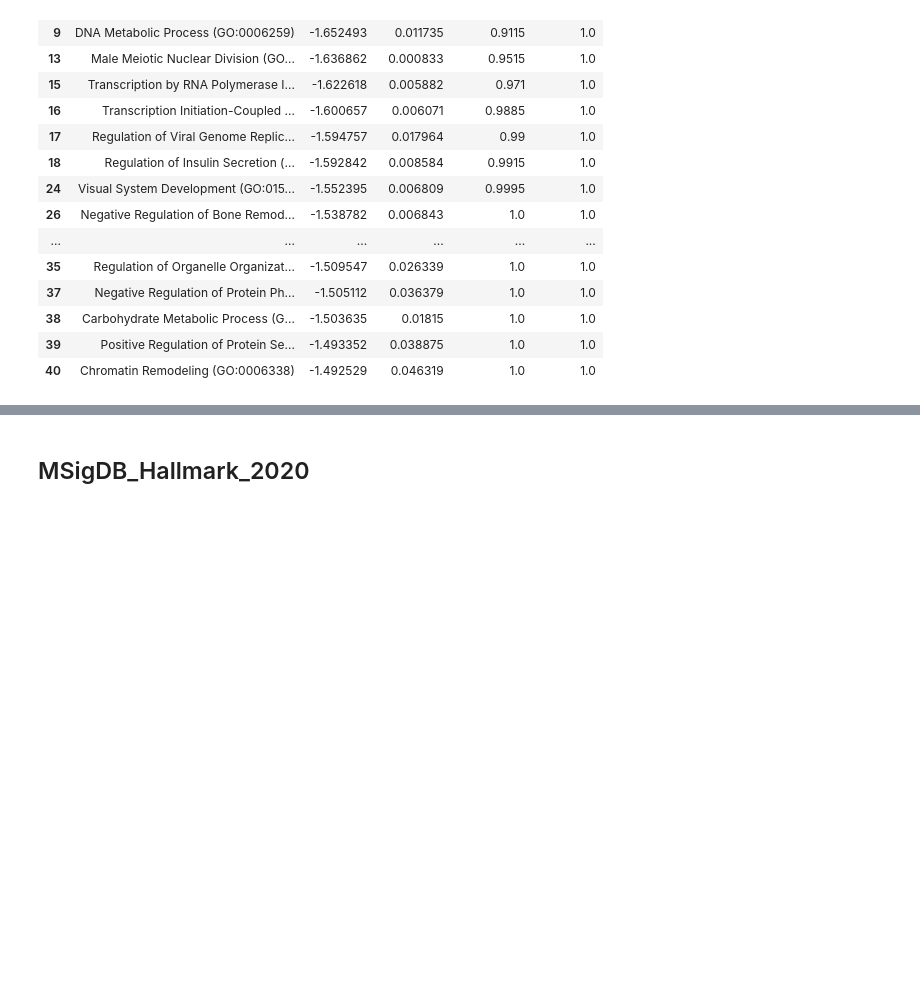
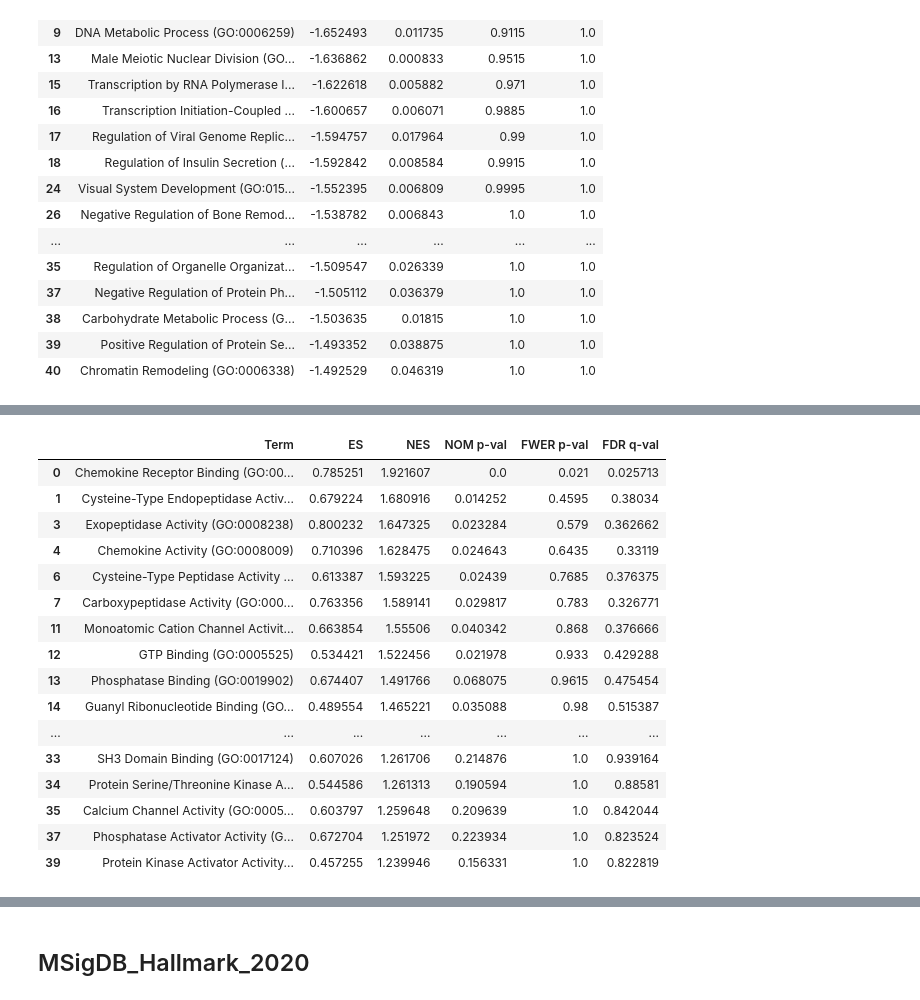
Before and after one commit to logolyte/hic2_masters_project, a Jupyter notebook: Gene ontology analysis.ipynb, the cells around one changed output, grey strips where cells are left out. Drawn from its saved outputs; the diff is of its cells as text; code cells hidden in the pictures; blank space fills up the shorter version.

```diff
--- a/Gene ontology analysis.ipynb
+++ b/Gene ontology analysis.ipynb
@@ -114,0 +117,12 @@ pre_res.res2d.sort_values('NES', ascending=True).head(20)[["Term", "NES", "NOM p
+# %%
+rank_data = driver_df[["gene_names", "Day 12 Control_corr"]].sort_values('Day 12 Control_corr', ascending=False).dropna()
+
+# Run GSEA Prerank
+pre_res = gseapy.prerank(
+    rnk=rank_data,
+    gene_sets="GO_Molecular_Function_2025",
+    threads=16,
+    min_size=5,
+    max_size=1000,
+    permutation_num=2000
+)
@@ -114,0 +132,22 @@ pre_res.res2d.sort_values('NES', ascending=True).head(20)[["Term", "NES", "NOM p
+# %%
+# Enriched in dead end
+
+pre_res.res2d.sort_values("NES", ascending=False).head(20)[["Term", "ES", "NES", "NOM p-val", "FWER p-val", "FDR q-val"]] # Top Day 12
+# %% [output]
+|  | Term | ES | NES | NOM p-val | FWER p-val | FDR q-val |
+| 0 | Chemokine Receptor Binding (GO:00... | 0.785251 | 1.921607 | 0.0 | 0.021 | 0.025713 |
+| 1 | Cysteine-Type Endopeptidase Activ... | 0.679224 | 1.680916 | 0.014252 | 0.4595 | 0.38034 |
+| 3 | Exopeptidase Activity (GO:0008238) | 0.800232 | 1.647325 | 0.023284 | 0.579 | 0.362662 |
+| 4 | Chemokine Activity (GO:0008009) | 0.710396 | 1.628475 | 0.024643 | 0.6435 | 0.33119 |
+| 6 | Cysteine-Type Peptidase Activity ... | 0.613387 | 1.593225 | 0.02439 | 0.7685 | 0.376375 |
+| 7 | Carboxypeptidase Activity (GO:000... | 0.763356 | 1.589141 | 0.029817 | 0.783 | 0.326771 |
+| 11 | Monoatomic Cation Channel Activit... | 0.663854 | 1.55506 | 0.040342 | 0.868 | 0.376666 |
+| 12 | GTP Binding (GO:0005525) | 0.534421 | 1.522456 | 0.021978 | 0.933 | 0.429288 |
+| 13 | Phosphatase Binding (GO:0019902) | 0.674407 | 1.491766 | 0.068075 | 0.9615 | 0.475454 |
+| 14 | Guanyl Ribonucleotide Binding (GO... | 0.489554 | 1.465221 | 0.035088 | 0.98 | 0.515387 |
+| ... | ... | ... | ... | ... | ... | ... |
+| 33 | SH3 Domain Binding (GO:0017124) | 0.607026 | 1.261706 | 0.214876 | 1.0 | 0.939164 |
+| 34 | Protein Serine/Threonine Kinase A... | 0.544586 | 1.261313 | 0.190594 | 1.0 | 0.88581 |
+| 35 | Calcium Channel Activity (GO:0005... | 0.603797 | 1.259648 | 0.209639 | 1.0 | 0.842044 |
+| 37 | Phosphatase Activator Activity (G... | 0.672704 | 1.251972 | 0.223934 | 1.0 | 0.823524 |
+| 39 | Protein Kinase Activator Activity... | 0.457255 | 1.239946 | 0.156331 | 1.0 | 0.822819 |
```
Also changed, not shown: parts of 13 cells of this notebook, 8 other files.
